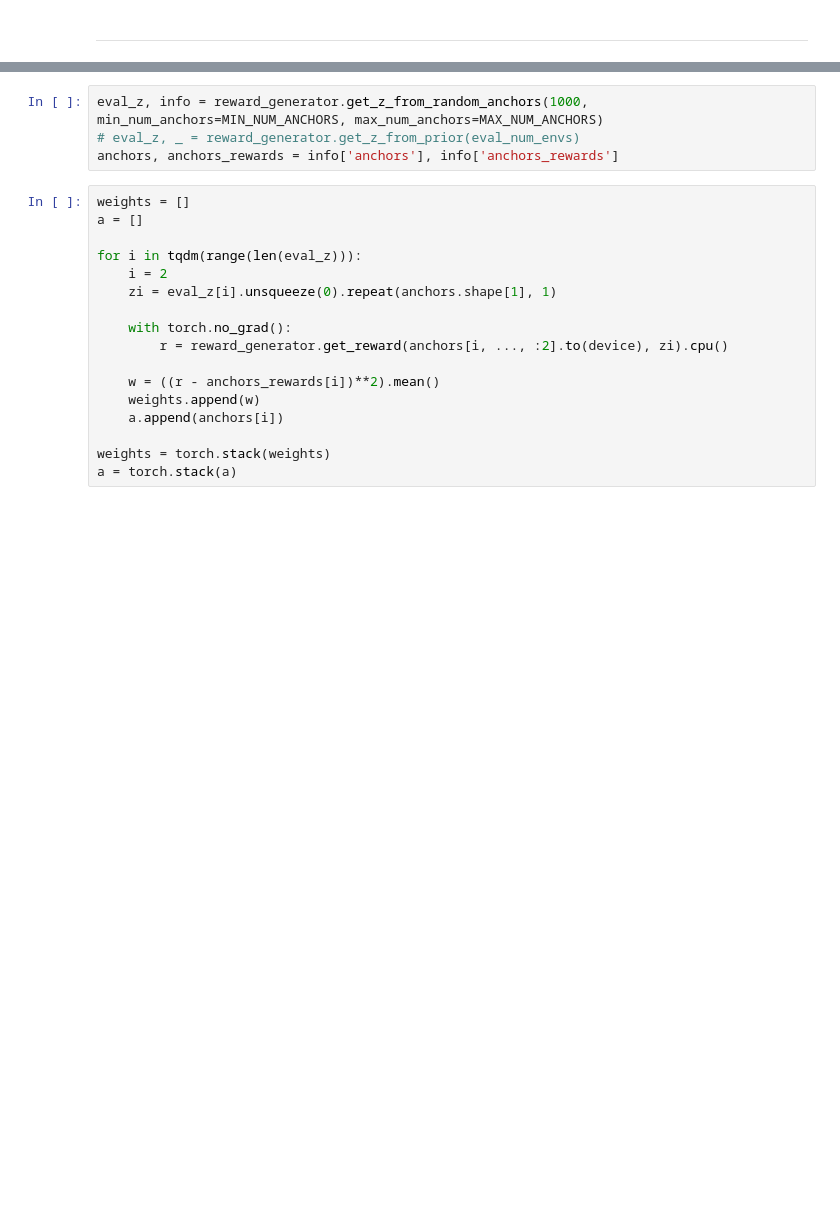
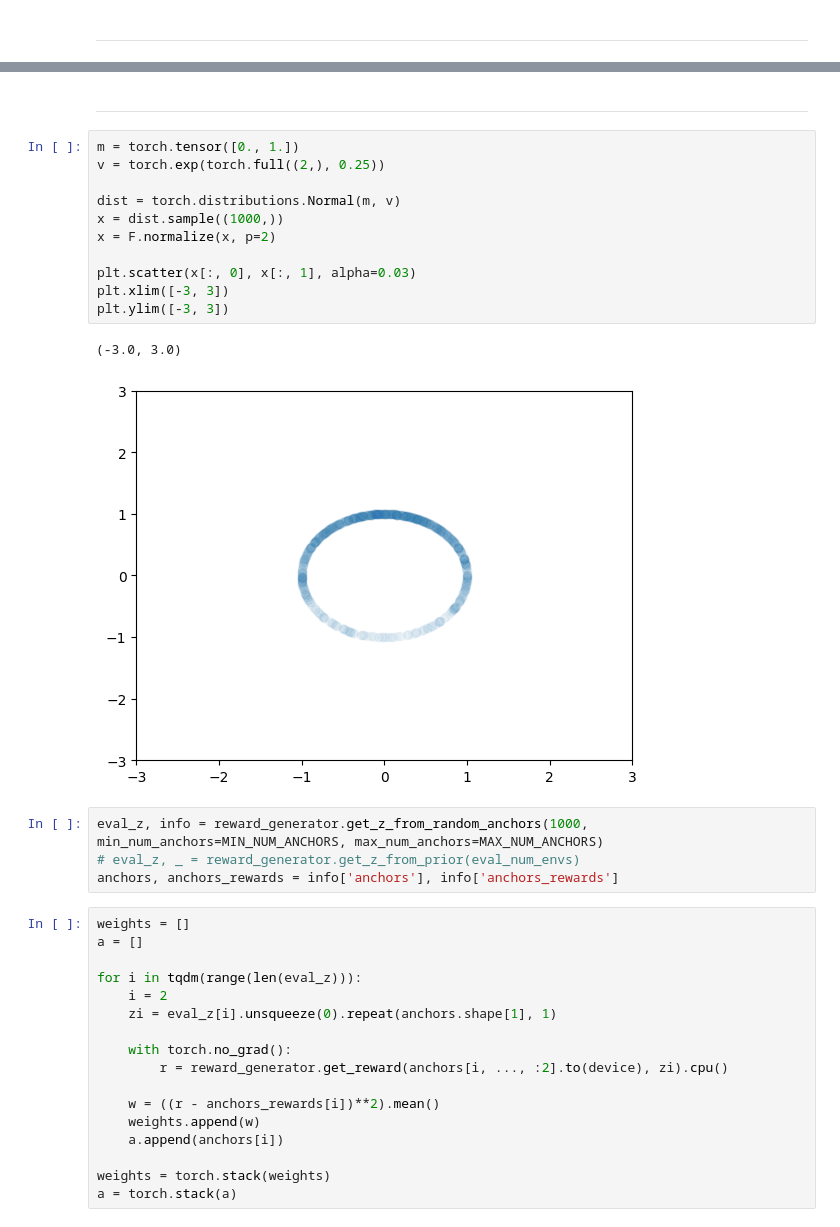
Before and after one commit to TheSun00000/fre_experiments, a Jupyter notebook: online_RG_trajectory_wise.ipynb, the cells around one changed output, grey strips where cells are left out. Drawn from its saved outputs; the diff is of its cells as text; blank space fills up the shorter version.

```diff
--- a/online_RG_trajectory_wise.ipynb
+++ b/online_RG_trajectory_wise.ipynb
@@ -1719,3 +1864,19 @@ plt.show()
+# %% [markdown]
+---
+# %%
+m = torch.tensor([0., 1.])
+v = torch.exp(torch.full((2,), 0.25))
+
+dist = torch.distributions.Normal(m, v)
+x = dist.sample((1000,))
+x = F.normalize(x, p=2)
+
+plt.scatter(x[:, 0], x[:, 1], alpha=0.03)
+plt.xlim([-3, 3])
+plt.ylim([-3, 3])
+# %% [output]
+(-3.0, 3.0)
+[figure, added]
 # %%
 eval_z, info = reward_generator.get_z_from_random_anchors(1000, min_num_anchors=MIN_NUM_ANCHORS, max_num_anchors=MAX_NUM_ANCHORS)
 # eval_z, _ = reward_generator.get_z_from_prior(eval_num_envs)
```
Also changed, not shown: parts of 25 cells of this notebook, 4 other files.
